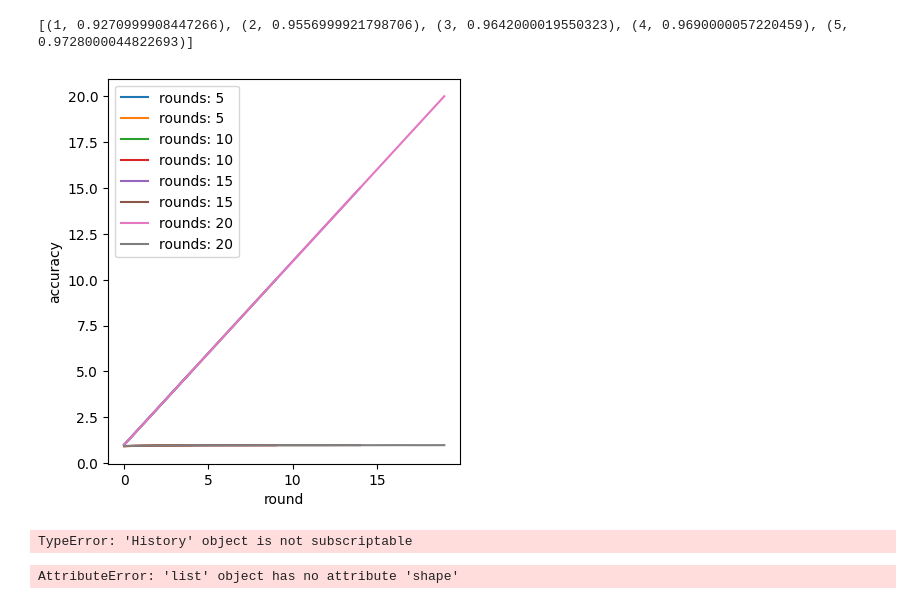
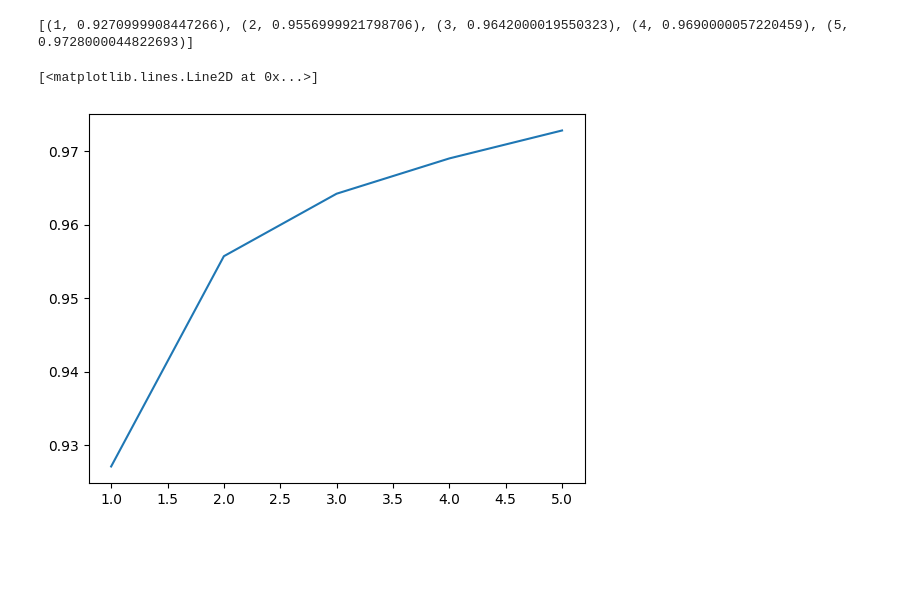
Before and after one commit to kampuzzle/Sistemas-Distribuidos, a Jupyter notebook: Lab02/atividade-1.ipynb, the cells around one changed output. Saved outputs shown, nothing was run; the diff lists cells and outputs as text; code cells hidden in the pictures; blank space fills up the shorter version.

```diff
--- a/Lab02/atividade-1.ipynb
+++ b/Lab02/atividade-1.ipynb
@@ -351,28 +359,8 @@ with open('history.pickle', 'rb') as handle:
 print(histories[0].metrics_distributed['accuracy'])
 # %% [output]
 [(1, 0.9270999908447266), (2, 0.9556999921798706), (3, 0.9642000019550323), (4, 0.9690000057220459), (5, 0.9728000044822693)]
-# %%
-num_rounds = [5,10,15,20]
-
-accuracies = [histories[i].metrics_distributed['accuracy'] for i in range(len(histories))]
-
-#plot one plot for each round number with the accuracy for each client
-for i in range(len(num_rounds)):
-    plt.figure(figsize=(10, 5))
-    plt.plot(accuracies[i], label="accuracy")
-    plt.legend()
-    plt.xlabel("client")
-    plt.ylabel("accuracy")
-    plt.title("Accuracy for each client in round " + str(num_rounds[i]))
-    plt.show()
-# %% [output]
-[figure, removed]
-# %%
-print(histories[0]['accuracy'])
-# %% [output]
-TypeError: 'History' object is not subscriptable
-# %%
-#
-for h in histories:
-# %% [output]
-AttributeError: 'list' object has no attribute 'shape'
+# %%
+plt.plot(*zip(*histories[0].metrics_distributed['accuracy']), label="5 rounds")
+# %% [output]
+[<matplotlib.lines.Line2D at 0x...>]
+[figure, added]
```
Also changed, not shown: parts of 6 cells of this notebook, 7 other files.
